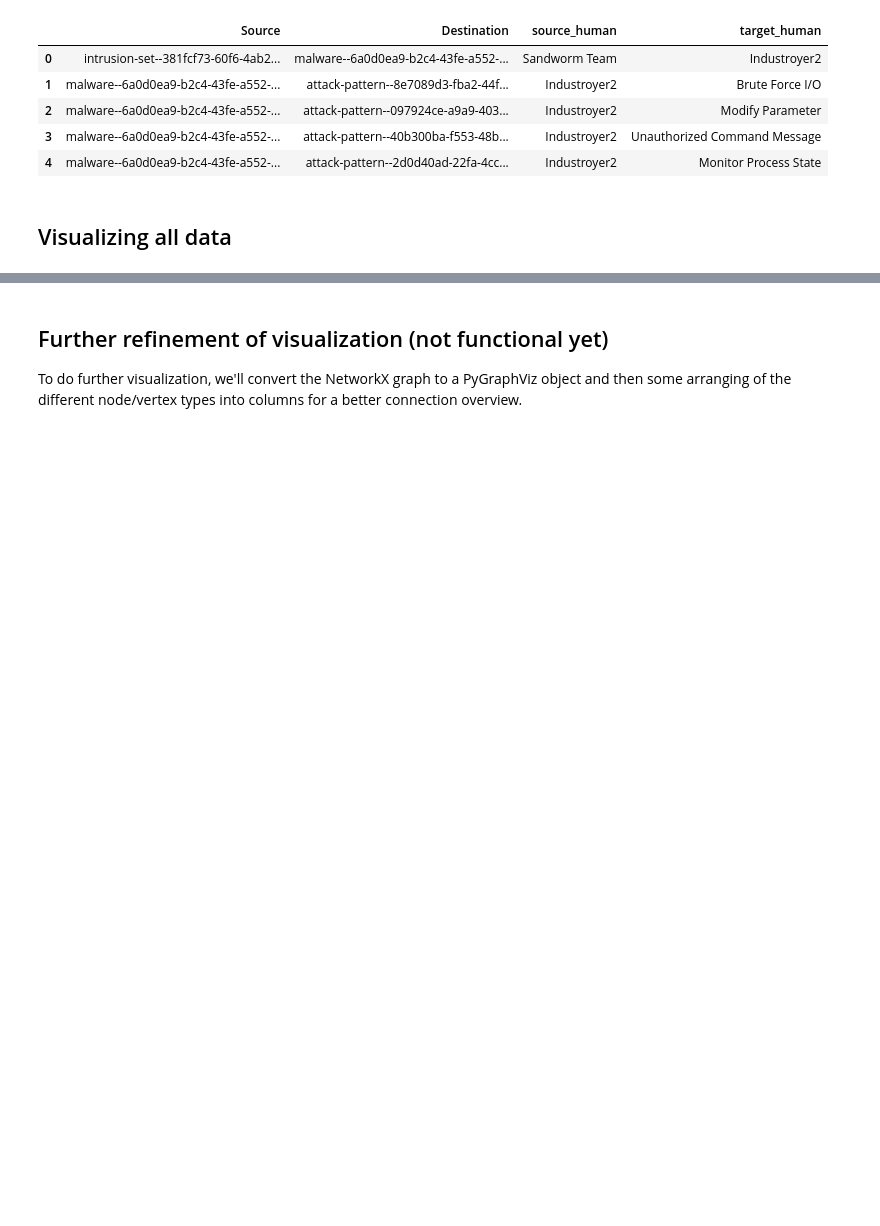
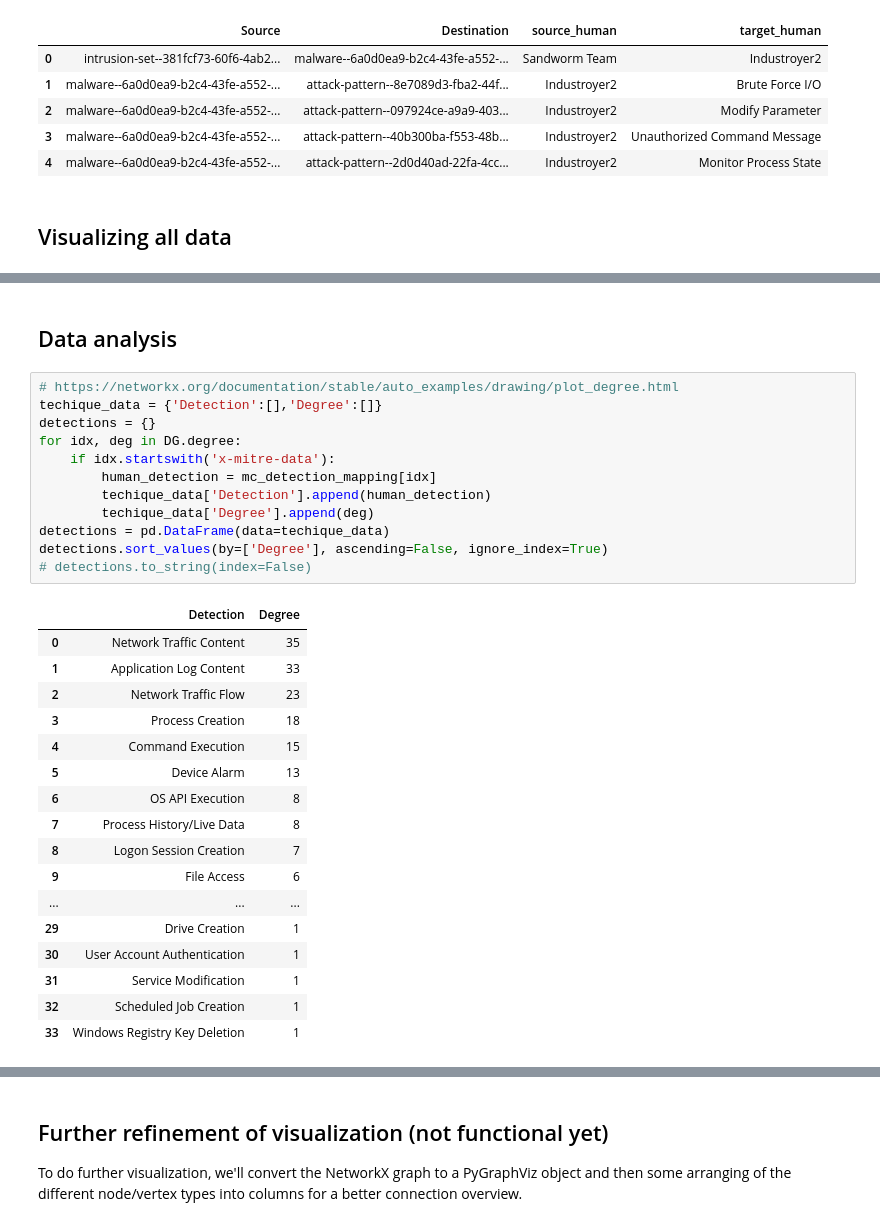
Before and after one commit to JorisRijs/mitre-visuals, a Jupyter notebook: Ics-mitre-mapping.ipynb, the cells around one changed output, grey strips where cells are left out. Drawn from its saved outputs; the diff is of its cells as text; blank space fills up the shorter version.

```diff
--- a/Ics-mitre-mapping.ipynb
+++ b/Ics-mitre-mapping.ipynb
@@ -254,0 +380,32 @@ show(plot)
+# %% [markdown]
+## Data analysis
+# %%
+# https://networkx.org/documentation/stable/auto_examples/drawing/plot_degree.html
+techique_data = {'Detection':[],'Degree':[]}
+detections = {}
+for idx, deg in DG.degree:
+    if idx.startswith('x-mitre-data'):
+        human_detection = mc_detection_mapping[idx]
+        techique_data['Detection'].append(human_detection)
+        techique_data['Degree'].append(deg)
+detections = pd.DataFrame(data=techique_data)
+detections.sort_values(by=['Degree'], ascending=False, ignore_index=True)
+# detections.to_string(index=False)
+# %% [output]
+|  | Detection | Degree |
+| 0 | Network Traffic Content | 35 |
+| 1 | Application Log Content | 33 |
+| 2 | Network Traffic Flow | 23 |
+| 3 | Process Creation | 18 |
+| 4 | Command Execution | 15 |
+| 5 | Device Alarm | 13 |
+| 6 | OS API Execution | 8 |
+| 7 | Process History/Live Data | 8 |
+| 8 | Logon Session Creation | 7 |
+| 9 | File Access | 6 |
+| ... | ... | ... |
+| 29 | Drive Creation | 1 |
+| 30 | User Account Authentication | 1 |
+| 31 | Service Modification | 1 |
+| 32 | Scheduled Job Creation | 1 |
+| 33 | Windows Registry Key Deletion | 1 |
```
Also changed, not shown: parts of 5 cells of this notebook, 2 other files.
